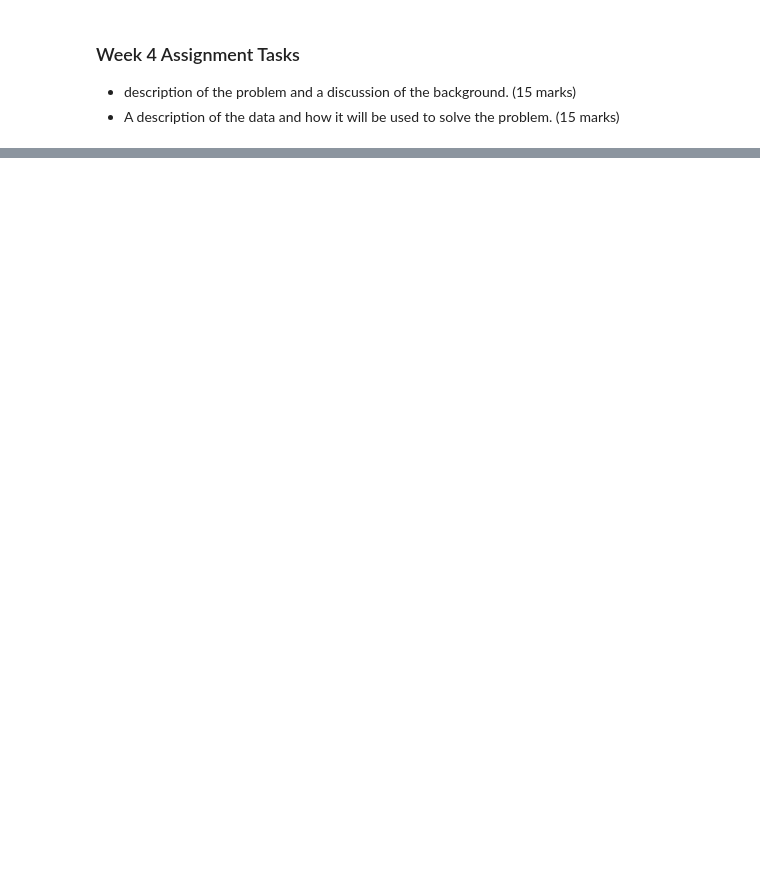
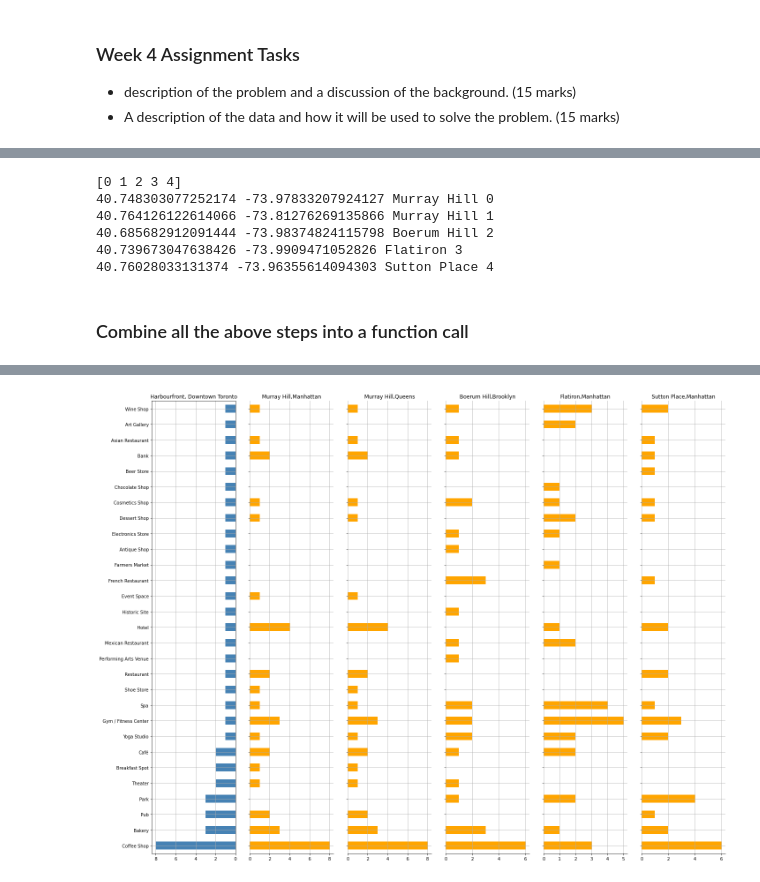
Before and after one commit to shylajachippa/Coursera-IBM-Applied-Data-Science-Capstone, a Jupyter notebook: The Battle of Neighborhoods Assignment.ipynb, the cells around one changed output, grey strips where cells are left out. Saved outputs shown, nothing was run; the diff lists cells and outputs as text; code cells hidden in the pictures; blank space fills up the shorter version.

```diff
--- a/The Battle of Neighborhoods Assignment.ipynb
+++ b/The Battle of Neighborhoods Assignment.ipynb
@@ -43,0 +870,6 @@ Once clusters are formed for each neighborhood of each city, we can use cosine s
+# %%
+print("Missing Venue categories")
+print(' ')
+for borough, neighborhood, i in zip(matching_locations['Borough'],matching_locations['Neighborhood'],matching_locations.index):
+    print(borough + ','+ neighborhood + ' - '+str(missing_venues.loc[i]['missing_venues']) )
+    print(' ')
@@ -43,0 +894,28 @@ Once clusters are formed for each neighborhood of each city, we can use cosine s
+# %%
+import matplotlib.cm as cm
+import matplotlib.colors as colors
+
+
+# create map
+map_clusters = folium.Map(location=[ny_latitude, ny_longitude], zoom_start=11)
+
+# set color scheme for the neighborhoods
+x = np.arange(n_most_similar)
+
+rainbow = ['red','green','blue','magenta','cyan','darkvoilet','lime']
+
+
+# add markers to the map
+markers_colors = []
+for lat, lon, poi, matching_neighborhood in zip(matching_locations['Latitude'], matching_locations['Longitude'], matching_locations['Neighborhood'], x):
+    label = folium.Popup(str(poi) + ' Neighborhood ' + str(matching_neighborhood), parse_html=True)
+    folium.CircleMarker(
+        [lat, lon],
+        radius=5,
+        popup=label,
+        color=rainbow[matching_neighborhood-1],
+        fill=True,
+        fill_color=rainbow[matching_neighborhood-1],
+        fill_opacity=0.7).add_to(map_clusters)
+
+map_clusters
@@ -43,0 +924,13 @@ Once clusters are formed for each neighborhood of each city, we can use cosine s
+# %%
+print(x)
+for lat, lon, poi, matching_neighborhood in zip(matching_locations['Latitude'], matching_locations['Longitude'], matching_locations['Neighborhood'], x):
+    print(lat, lon,poi, matching_neighborhood )
+# %% [output]
+[0 1 2 3 4]
+40.748303077252174 -73.97833207924127 Murray Hill 0
+40.764126122614066 -73.81276269135866 Murray Hill 1
+40.685682912091444 -73.98374824115798 Boerum Hill 2
+40.739673047638426 -73.9909471052826 Flatiron 3
+40.76028033131374 -73.96355614094303 Sutton Place 4
+# %% [markdown]
+### Combine all the above steps into a function call
@@ -43,0 +1071,3 @@ Once clusters are formed for each neighborhood of each city, we can use cosine s
+# %%
+most_similar_borough('Toronto','Downtown Toronto','Harbourfront',5)
+# %% [output]
@@ -43,0 +1075 @@ Once clusters are formed for each neighborhood of each city, we can use cosine s
+[figure, added]
```
Also changed, not shown: parts of 74 cells of this notebook, 1 other file.
